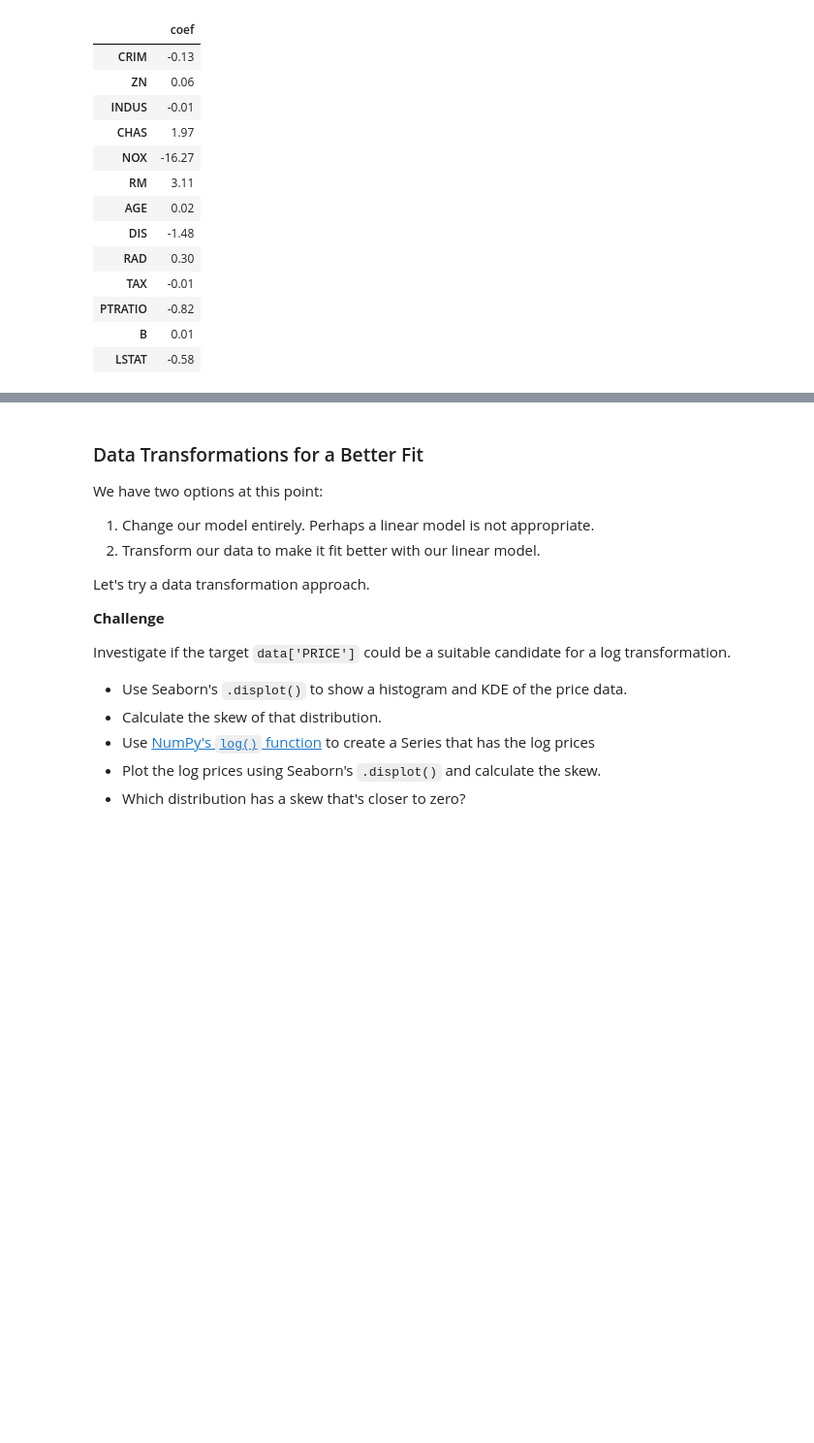
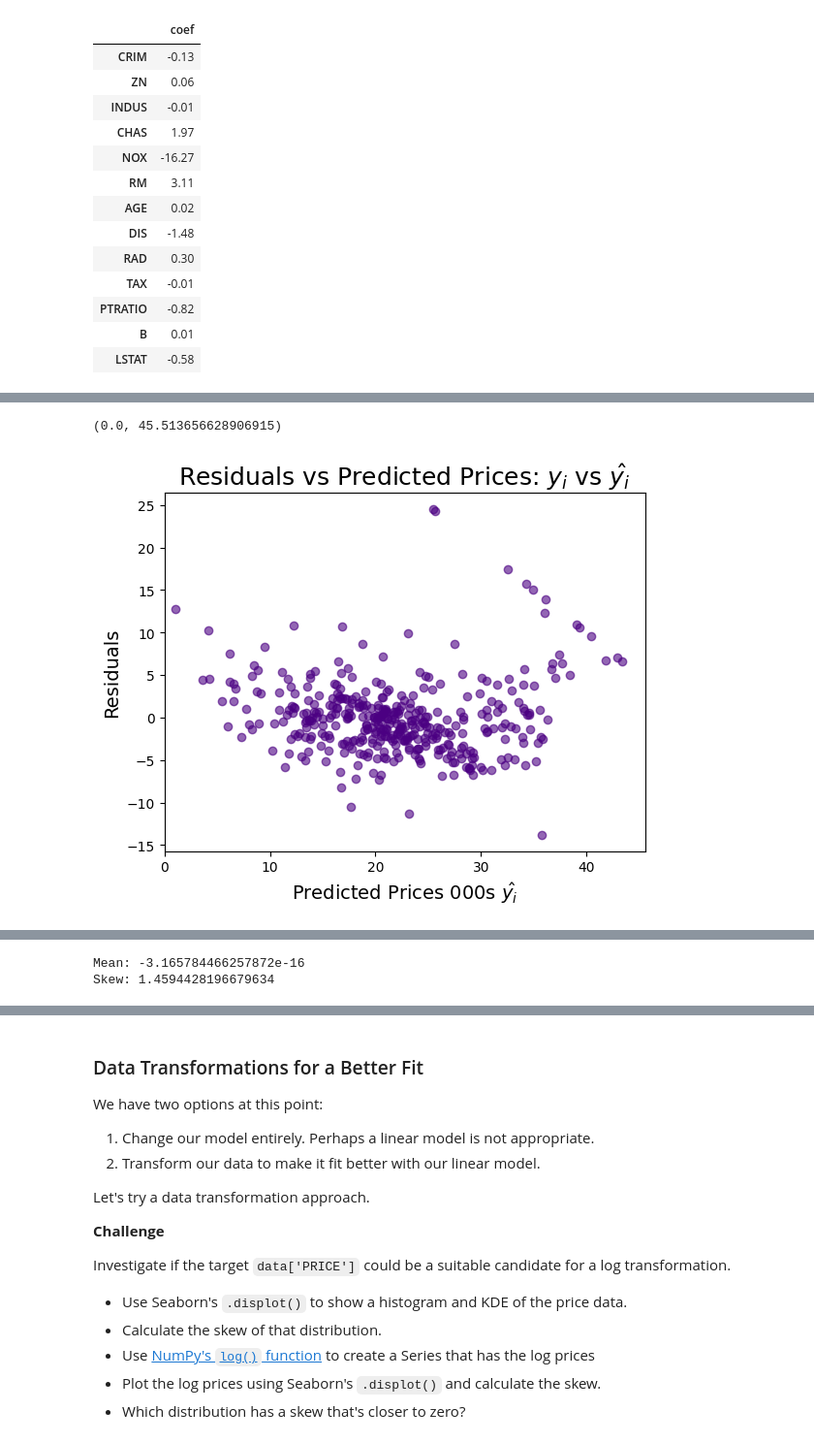
Before and after one commit to fkajose/100-Days-of-Code, a Jupyter notebook: 081-multivariable-regression/Multivariable_Regression_and_Valuation_Model_(start).ipynb, the cells around one changed output, grey strips where cells are left out. Shown at 97% size. Drawn from its saved outputs; the diff is of its cells as text; code cells hidden in the pictures; blank space fills up the shorter version.

```diff
--- a/081-multivariable-regression/Multivariable_Regression_and_Valuation_Model_(start).ipynb
+++ b/081-multivariable-regression/Multivariable_Regression_and_Valuation_Model_(start).ipynb
@@ -445,3 +460,13 @@ The second plot should be the residuals against the predicted prices. Here's wha
+# %%
+plt.scatter(y_pred, residuals, color="indigo", alpha=0.6)
+
+plt.title(r"Residuals vs Predicted Prices: $y_i$ vs $\hat{y_i}$", fontsize=18)
+plt.ylabel("Residuals", fontsize=14)
+plt.xlabel(r"Predicted Prices 000s $\hat{y_i}$", fontsize=14)
+plt.xlim(0)
+# %% [output]
+(0.0, 45.513656628906915)
+[figure, added]
 # %% [markdown]
 Why do we want to look at the residuals? We want to check that they look random. Why? The residuals represent the errors of our model. If there's a pattern in our errors, then our model has a systematic bias.
 
@@ -457,3 +482,9 @@ In an ideal case, what we want is something close to a normal distribution. A no
 * Again, use Seaborn's `.displot()` to create a histogram and superimpose the Kernel Density Estimate (KDE)
 * Is the skewness different from zero? If so, by how much?
 * Is the mean different from zero?
+# %%
+print(f"Mean: {residuals.mean()}")
+print(f"Skew: {residuals.skew()}")
+# %% [output]
+Mean: -3.165784466257872e-16
+Skew: 1.4594428196679634
```
Also changed, not shown: parts of 10 cells of this notebook.
